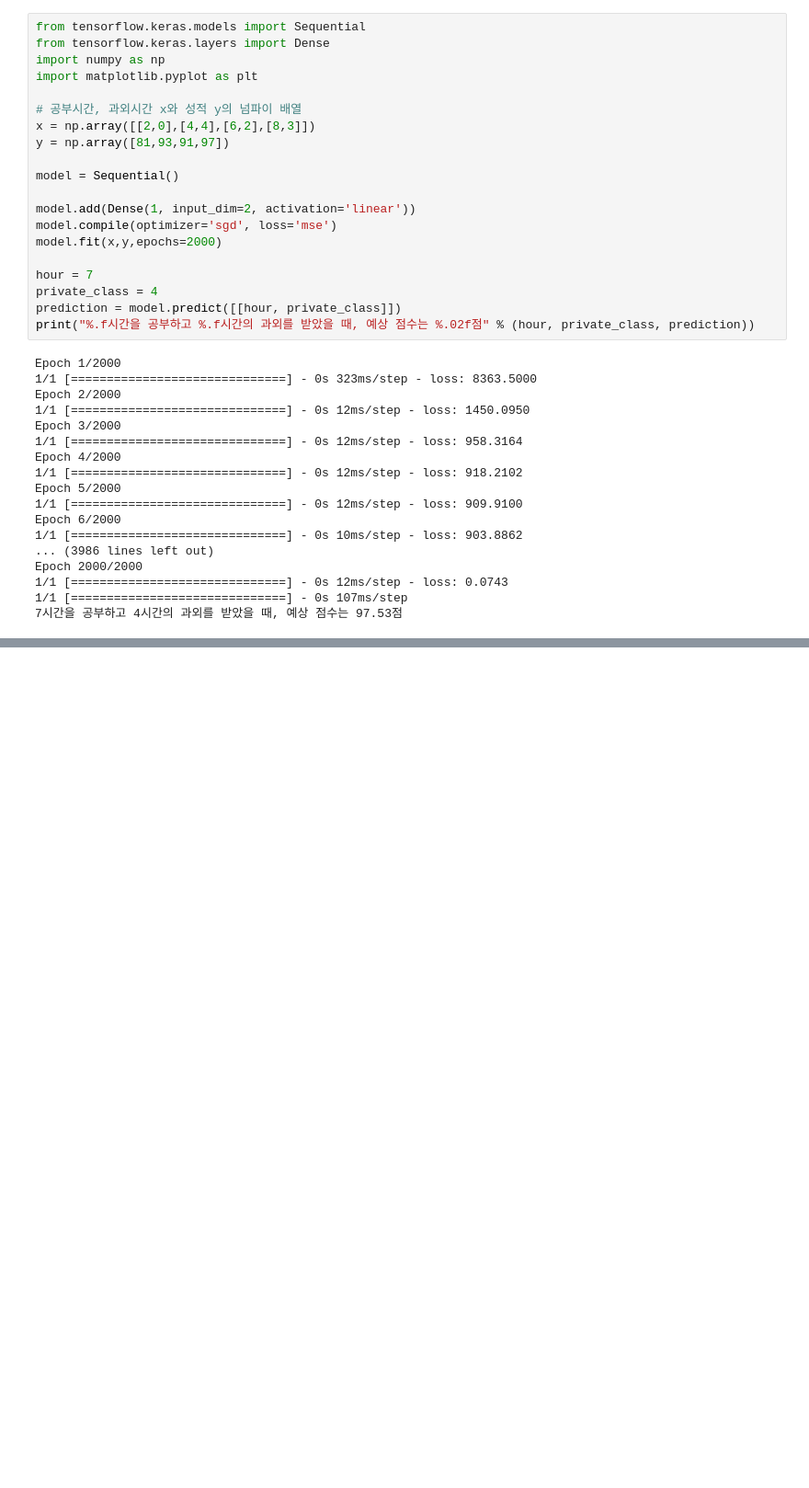
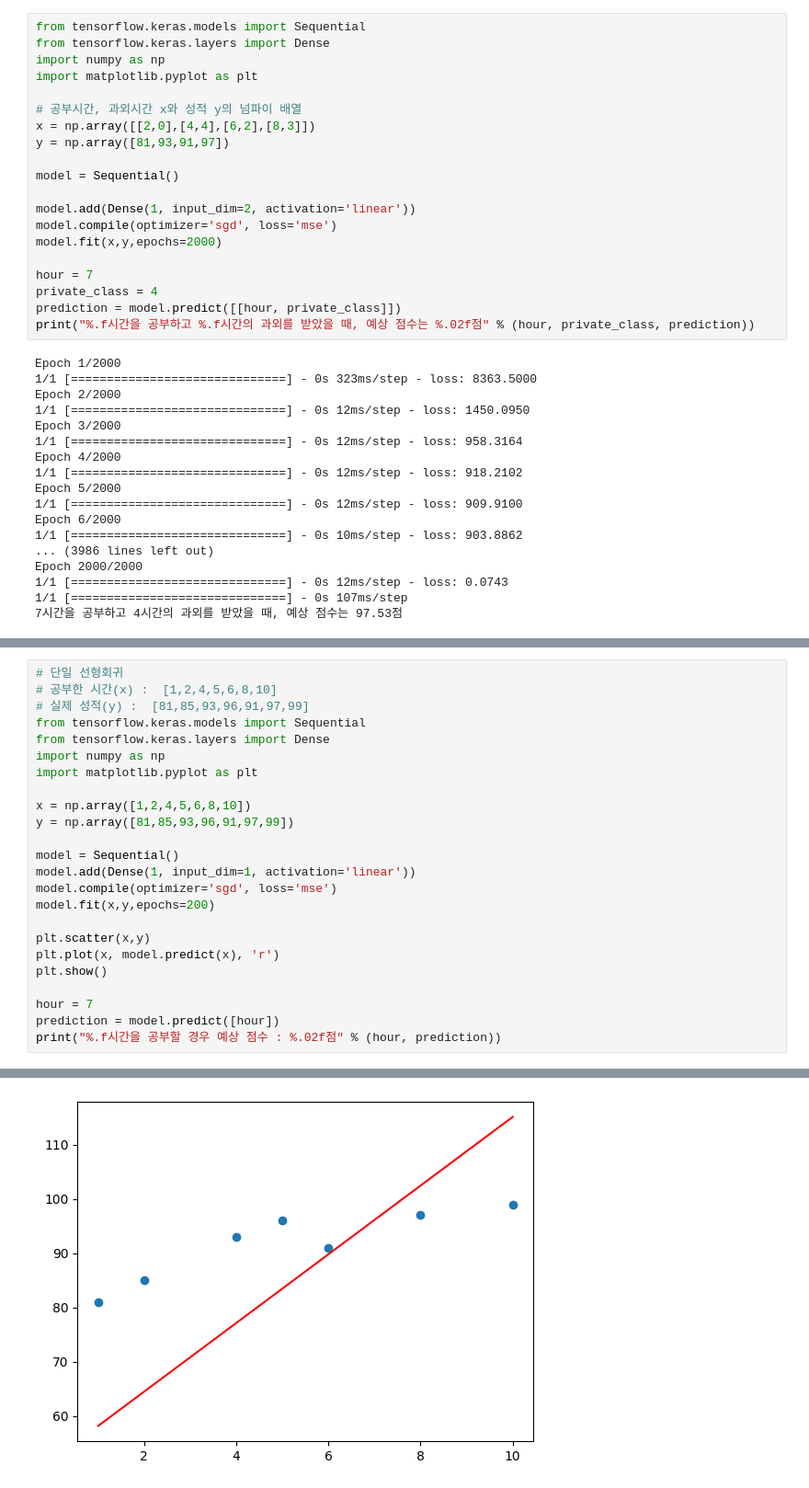
Before and after one commit to dndwldnd/Deeplearning, a Jupyter notebook: 정리.ipynb, the cells around one changed output, grey strips where cells are left out. Shown: that part at 92% size. Saved outputs shown, nothing was run; the diff lists cells and outputs as text; blank space fills up the shorter version.

```diff
--- a/정리.ipynb
+++ b/정리.ipynb
@@ -181,0 +205,25 @@ print("%.f시간을 공부할경우, 합격 예상 확률은 %.01f%%입니다."
+# %%
+# 단일 선형회귀
+# 공부한 시간(x) :  [1,2,4,5,6,8,10]
+# 실제 성적(y) :  [81,85,93,96,91,97,99]
+from tensorflow.keras.models import Sequential
+from tensorflow.keras.layers import Dense
+import numpy as np
+import matplotlib.pyplot as plt
+
+x = np.array([1,2,4,5,6,8,10])
+y = np.array([81,85,93,96,91,97,99])
+
+model = Sequential()
+model.add(Dense(1, input_dim=1, activation='linear'))
+model.compile(optimizer='sgd', loss='mse')
+model.fit(x,y,epochs=200)
+
+plt.scatter(x,y)
+plt.plot(x, model.predict(x), 'r')
+plt.show()
+
+hour = 7
+prediction = model.predict([hour])
+print("%.f시간을 공부할 경우 예상 점수 : %.02f점" % (hour, prediction))
+# %% [output]
@@ -181,0 +247 @@ print("%.f시간을 공부할경우, 합격 예상 확률은 %.01f%%입니다."
+[figure, added]
```
Also changed, not shown: parts of 3 cells of this notebook.
